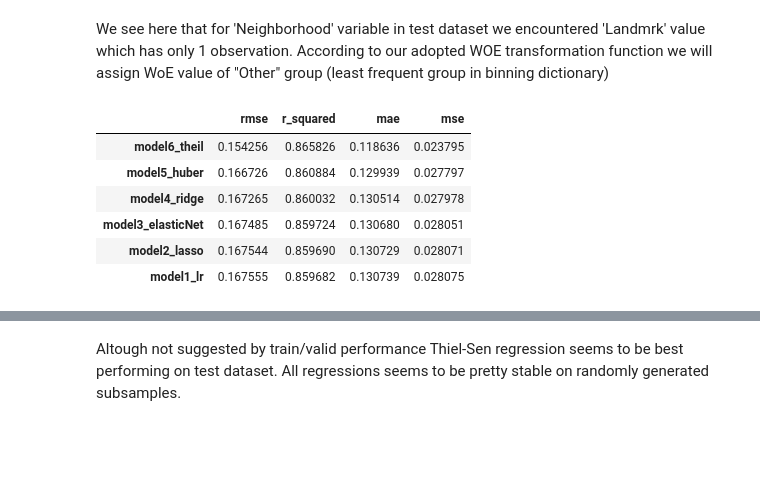
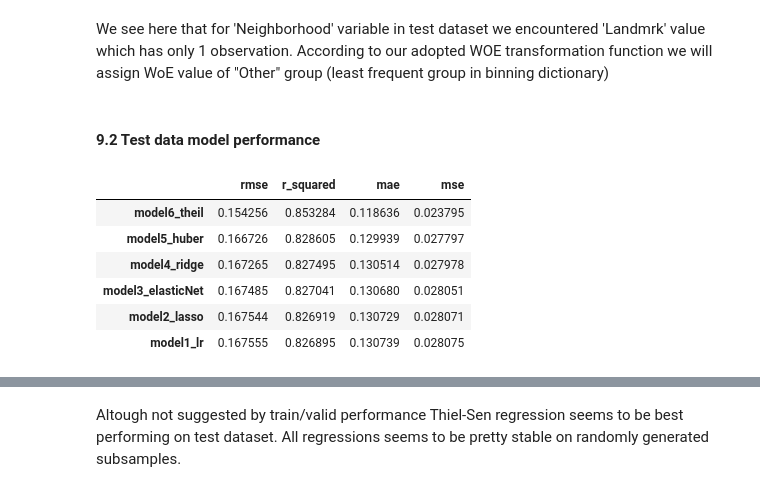
Before and after one commit to TGusciora/Python, a Jupyter notebook: GP23_PredictingHouseSalePrices/notebooks/002.GP23_tg_Scoring_Test.ipynb, the cells around one changed output, grey strips where cells are left out. Saved outputs shown, nothing was run; the diff lists cells and outputs as text; code cells hidden in the pictures; blank space fills up the shorter version.

```diff
--- a/GP23_PredictingHouseSalePrices/notebooks/002.GP23_tg_Scoring_Test.ipynb
+++ b/GP23_PredictingHouseSalePrices/notebooks/002.GP23_tg_Scoring_Test.ipynb
@@ -227,27 +231,29 @@ We see here that for 'Neighborhood' variable in test dataset we encountered 'Lan
 # %%
 # Normalizing data using scaler used on train_valid sample (preventing data leakage between samples)
 X_test[scoring_vars] = train_scaler.fit_transform(X_test[scoring_vars])
+# %% [markdown]
+#### 9.2 Test data model performance
 # %%
 # Checking which models performs best on test dataset
 test_results = pd.DataFrame()
 
 # iterating through best models
 for i in model_list:
     predictions = model_list[i]['model'].predict(X_test[scoring_dict[model_list[i]['variables']]])
-    mae = mean_absolute_error(predictions, y2_test)
-    mse = mean_squared_error(predictions, y2_test)
-    rmse = np.sqrt(mean_squared_error(predictions, y2_test))
-    r2 = r2_score(predictions, y2_test)
+    mae = mean_absolute_error(y2_test, predictions)
+    mse = mean_squared_error(y2_test, predictions)
+    rmse = np.sqrt(mean_squared_error(y2_test, predictions))
+    r2 = r2_score(y2_test, predictions)
     temp_df = pd.DataFrame(data = {'rmse': rmse, 'r_squared': r2, 'mae' : mae, 'mse' : mse} , index=[i])
     test_results = pd.concat([test_results, temp_df])
 
 test_results.sort_values(by="r_squared", ascending = False, inplace = True)
 test_results
 # %% [output]
 |  | rmse | r_squared | mae | mse |
-| model6_theil | 0.154256 | 0.865826 | 0.118636 | 0.023795 |
-| model5_huber | 0.166726 | 0.860884 | 0.129939 | 0.027797 |
-| model4_ridge | 0.167265 | 0.860032 | 0.130514 | 0.027978 |
-| model3_elasticNet | 0.167485 | 0.859724 | 0.130680 | 0.028051 |
-| model2_lasso | 0.167544 | 0.859690 | 0.130729 | 0.028071 |
-| model1_lr | 0.167555 | 0.859682 | 0.130739 | 0.028075 |
+| model6_theil | 0.154256 | 0.853284 | 0.118636 | 0.023795 |
+| model5_huber | 0.166726 | 0.828605 | 0.129939 | 0.027797 |
+| model4_ridge | 0.167265 | 0.827495 | 0.130514 | 0.027978 |
+| model3_elasticNet | 0.167485 | 0.827041 | 0.130680 | 0.028051 |
+| model2_lasso | 0.167544 | 0.826919 | 0.130729 | 0.028071 |
+| model1_lr | 0.167555 | 0.826895 | 0.130739 | 0.028075 |
```
Also changed, not shown: parts of 15 cells of this notebook, 1 other file.
